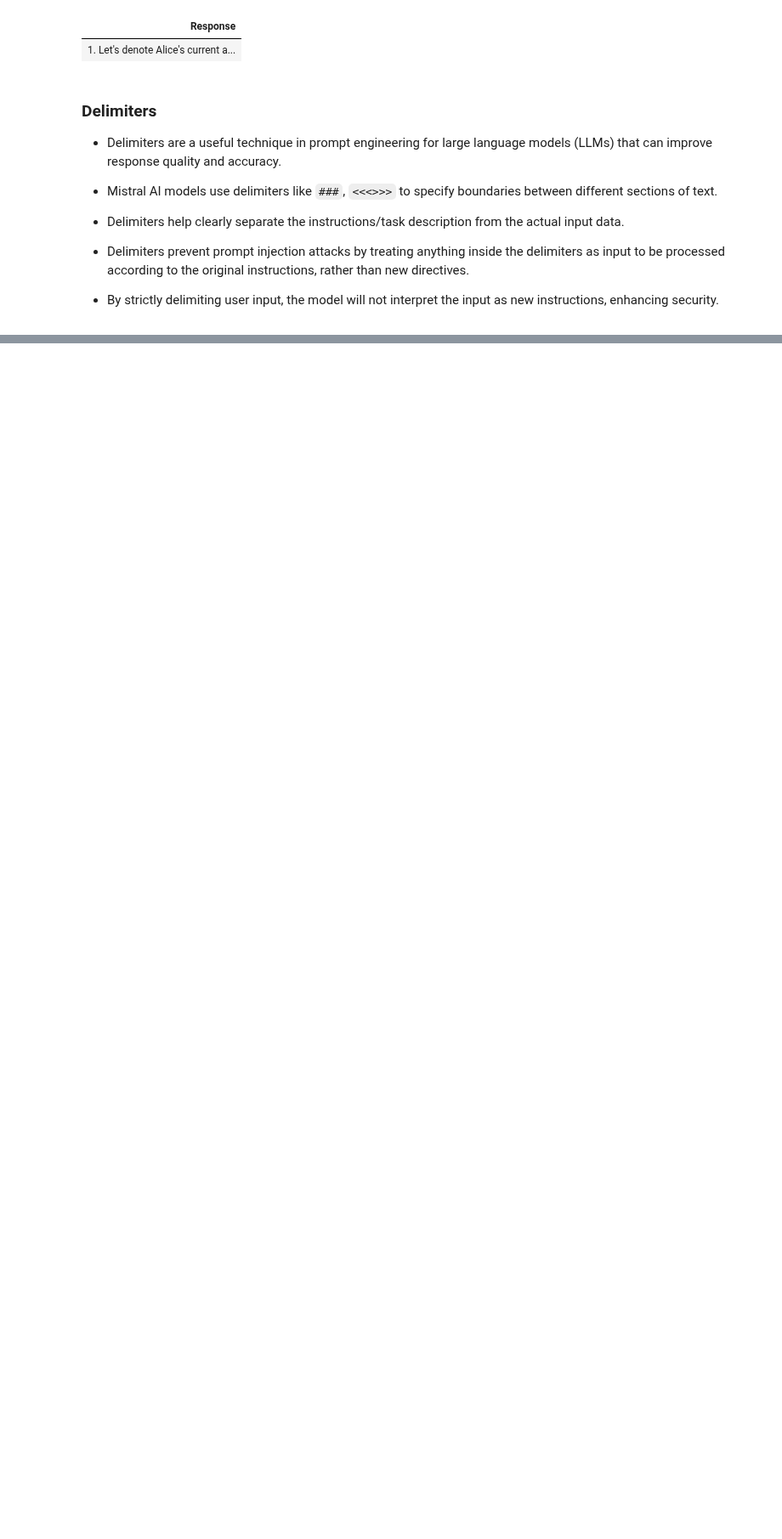
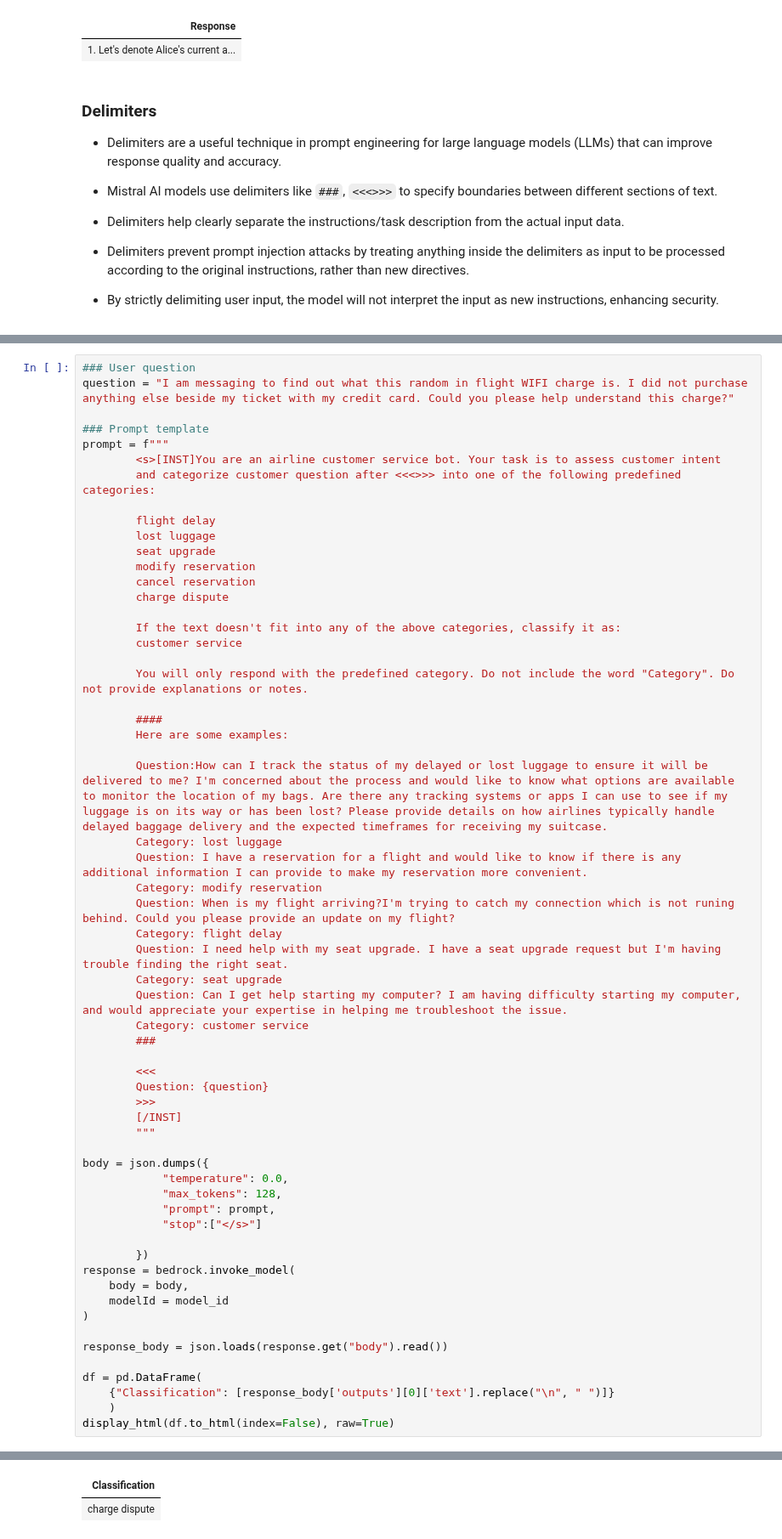
Before and after one commit to aws-samples/mistral-on-aws, a Jupyter notebook: notebooks/mistral_large_getting_started_101.ipynb, the cells around one changed output, grey strips where cells are left out. Shown at 85% size. Saved outputs shown, nothing was run; the diff lists cells and outputs as text; blank space fills up the shorter version.

```diff
--- a/notebooks/mistral_large_getting_started_101.ipynb
+++ b/notebooks/mistral_large_getting_started_101.ipynb
@@ -336,0 +277,61 @@ display_html(df.to_html(index=False), raw=True)
+# %%
+### User question
+question = "I am messaging to find out what this random in flight WIFI charge is. I did not purchase anything else beside my ticket with my credit card. Could you please help understand this charge?"
+
+### Prompt template
+prompt = f"""
+        <s>[INST]You are an airline customer service bot. Your task is to assess customer intent
+        and categorize customer question after <<<>>> into one of the following predefined categories:
+
+        flight delay
+        lost luggage
+        seat upgrade
+        modify reservation
+        cancel reservation
+        charge dispute
+
+        If the text doesn't fit into any of the above categories, classify it as:
+        customer service
+
+        You will only respond with the predefined category. Do not include the word "Category". Do not provide explanations or notes.
+
+        ####
+        Here are some examples:
+
+        Question:How can I track the status of my delayed or lost luggage to ensure it will be delivered to me? I'm concerned about the process and would like to know what options are available to monitor the location of my bags. Are there any tracking systems or apps I can use to see if my luggage is on its way or has been lost? Please provide details on how airlines typically handle delayed baggage delivery and the expected timeframes for receiving my suitcase.
+        Category: lost luggage
+        Question: I have a reservation for a flight and would like to know if there is any additional information I can provide to make my reservation more convenient.
+        Category: modify reservation
+        Question: When is my flight arriving?I'm trying to catch my connection which is not runing behind. Could you please provide an update on my flight?
+        Category: flight delay
+        Question: I need help with my seat upgrade. I have a seat upgrade request but I'm having trouble finding the right seat.
+        Category: seat upgrade
+        Question: Can I get help starting my computer? I am having difficulty starting my computer, and would appreciate your expertise in helping me troubleshoot the issue.
+        Category: customer service
+        ###
+
+        <<<
+        Question: {question}
+        >>>
+        [/INST]
+        """
+
+body = json.dumps({
+            "temperature": 0.0,
+            "max_tokens": 128,
+            "prompt": prompt,
+            "stop":["</s>"]
+
+        })
+response = bedrock.invoke_model(
+    body = body,
+    modelId = model_id
+)
+
+response_body = json.loads(response.get("body").read())
+
+df = pd.DataFrame(
+    {"Classification": [response_body['outputs'][0]['text'].replace("\n", " ")]}
+    )
+display_html(df.to_html(index=False), raw=True)
+# %% [output]
@@ -337,3 +339,5 @@ display_html(df.to_html(index=False), raw=True)
+| Classification |
+| charge dispute |
 # %% [markdown]
 ### Instruction Templates and Stop Sequences
  You can also add an instruction template that further guides the model to generate the response that you're looking for. Instruction templates are extra helpful when dealing with chatbot systems. For the  Mistral models, you can use the following instruction template:
```
Also changed, not shown: parts of 2 cells of this notebook.
